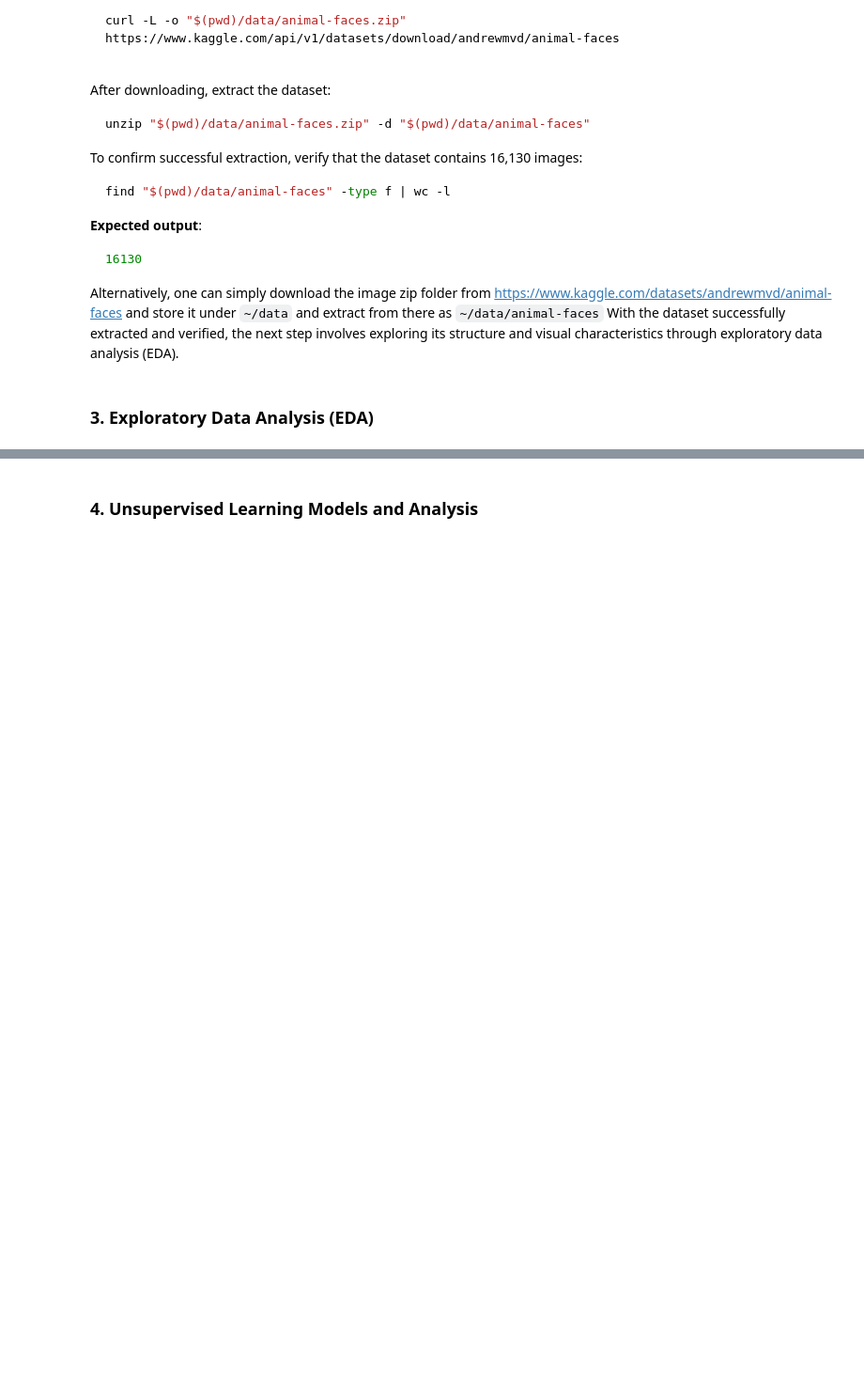
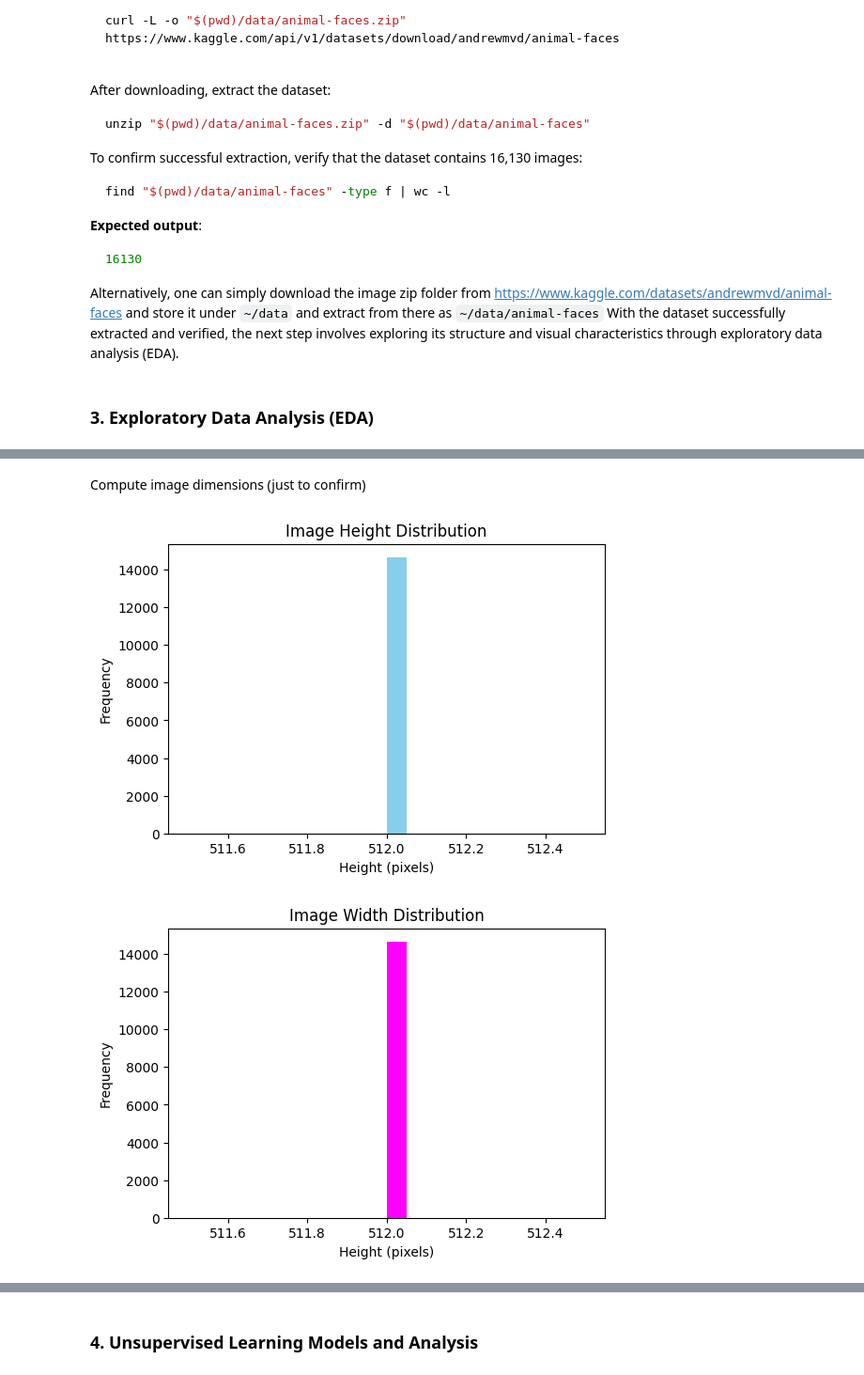
Before and after one commit to Mosh333/csca5632-final-project, a Jupyter notebook: notebooks/csca5632-final-project-animal-image-classification.ipynb, the cells around one changed output, grey strips where cells are left out. Shown: that part at 94% size. Drawn from its saved outputs; the diff is of its cells as text; code cells hidden in the pictures; blank space fills up the shorter version.

```diff
--- a/notebooks/csca5632-final-project-animal-image-classification.ipynb
+++ b/notebooks/csca5632-final-project-animal-image-classification.ipynb
@@ -150,0 +276,20 @@ Observations:
+# %% [markdown]
+Compute image dimensions (just to confirm)
+# %%
+heights, widths = zip(*[img.shape[:2] for img in data])
+plt.figure(figsize=(6,4))
+plt.hist(heights, bins=20, color='skyblue')
+plt.title("Image Height Distribution")
+plt.xlabel("Height (pixels)")
+plt.ylabel("Frequency")
+plt.show()
+
+plt.figure(figsize=(6,4))
+plt.hist(widths, bins=20, color='magenta')
+plt.title("Image Width Distribution")
+plt.xlabel("Height (pixels)")
+plt.ylabel("Frequency")
+plt.show()
+# %% [output]
+[figure, added]
+[figure, added]
```
Also changed, not shown: parts of 17 cells of this notebook.
